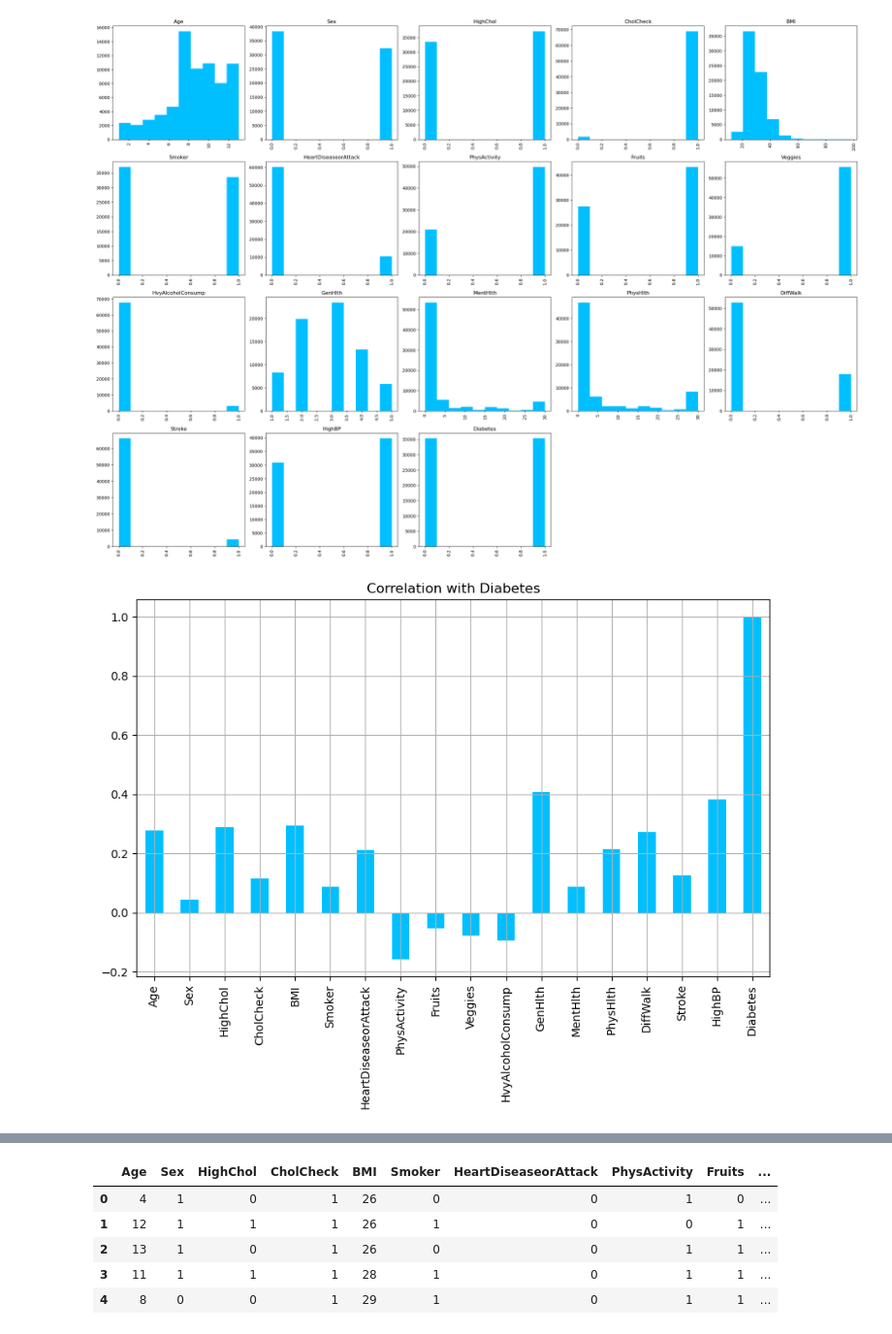
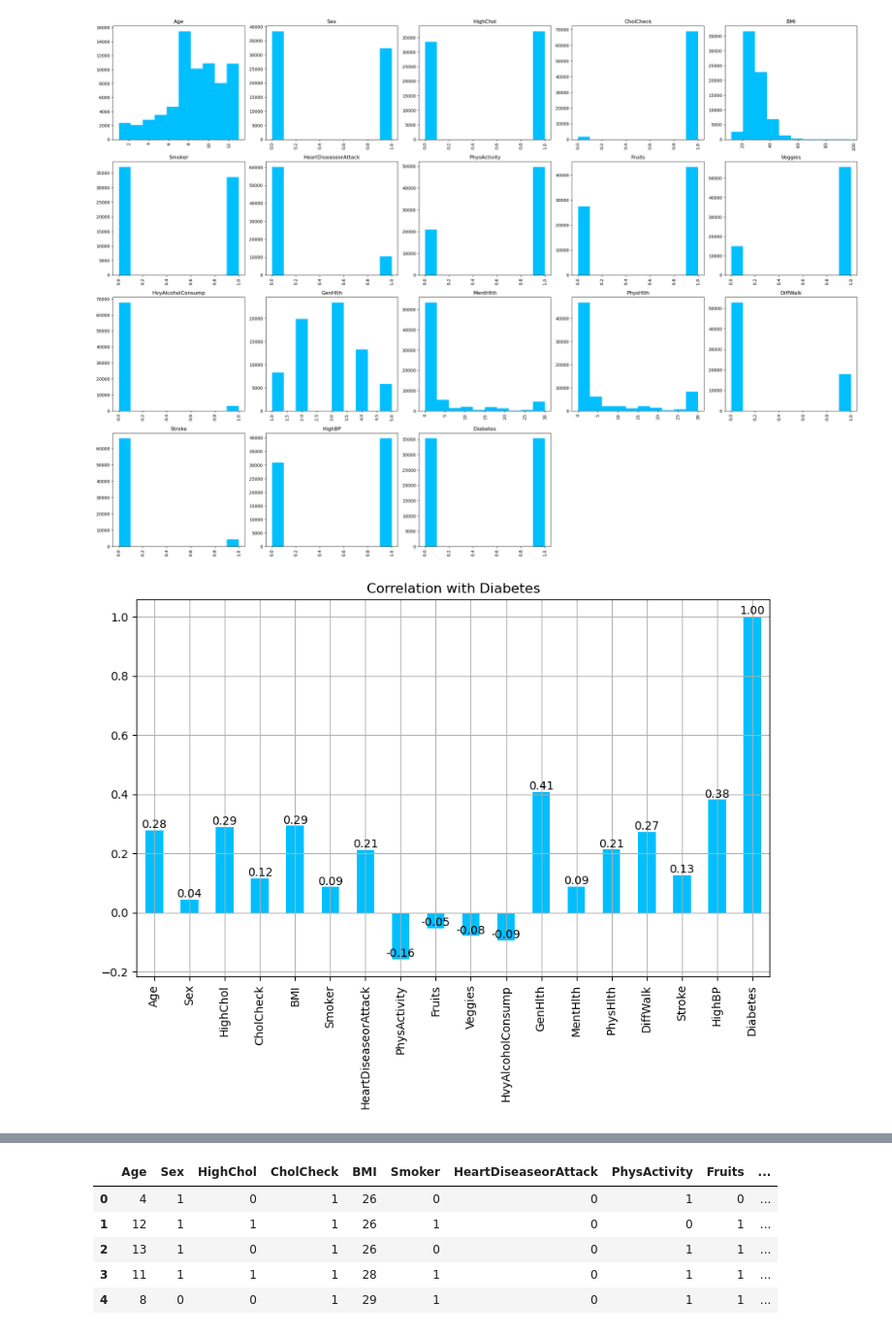
Before and after one commit to cosminsaracil/DiaPredict, a Jupyter notebook: Dataset_1__Diabetes.ipynb, the cells around one changed output, grey strips where cells are left out. Shown: that part at 97% size. Drawn from its saved outputs; the diff is of its cells as text; code cells hidden in the pictures.

```diff
--- a/Dataset_1__Diabetes.ipynb
+++ b/Dataset_1__Diabetes.ipynb
@@ -121,7 +121,11 @@ plt.tight_layout()
 [figure]
 # %%
 # check correlation of other columns with diabetes column with Pearson Correlation
-df.corrwith(df['Diabetes']).plot(kind='bar', grid=True, figsize=(10, 6), title="Correlation with Diabetes", color="deepskyblue");
+numerical_cols = df.select_dtypes(include=['number']).columns
+ax = df[numerical_cols].corrwith(df['Diabetes']).plot(kind='bar', grid=True, figsize=(10, 6), title="Correlation with Diabetes", color="deepskyblue");
+for p in ax.patches:
+    ax.annotate(f"{p.get_height():.2f}", (p.get_x() + p.get_width() / 2., p.get_height()),
+                ha='center', va='center', xytext=(0, 5), textcoords='offset points')
 # %% [output]
-[figure, old version]
+[figure, new version]
 # %%
```
Also changed, not shown: parts of 4 cells of this notebook, 3 other files.
